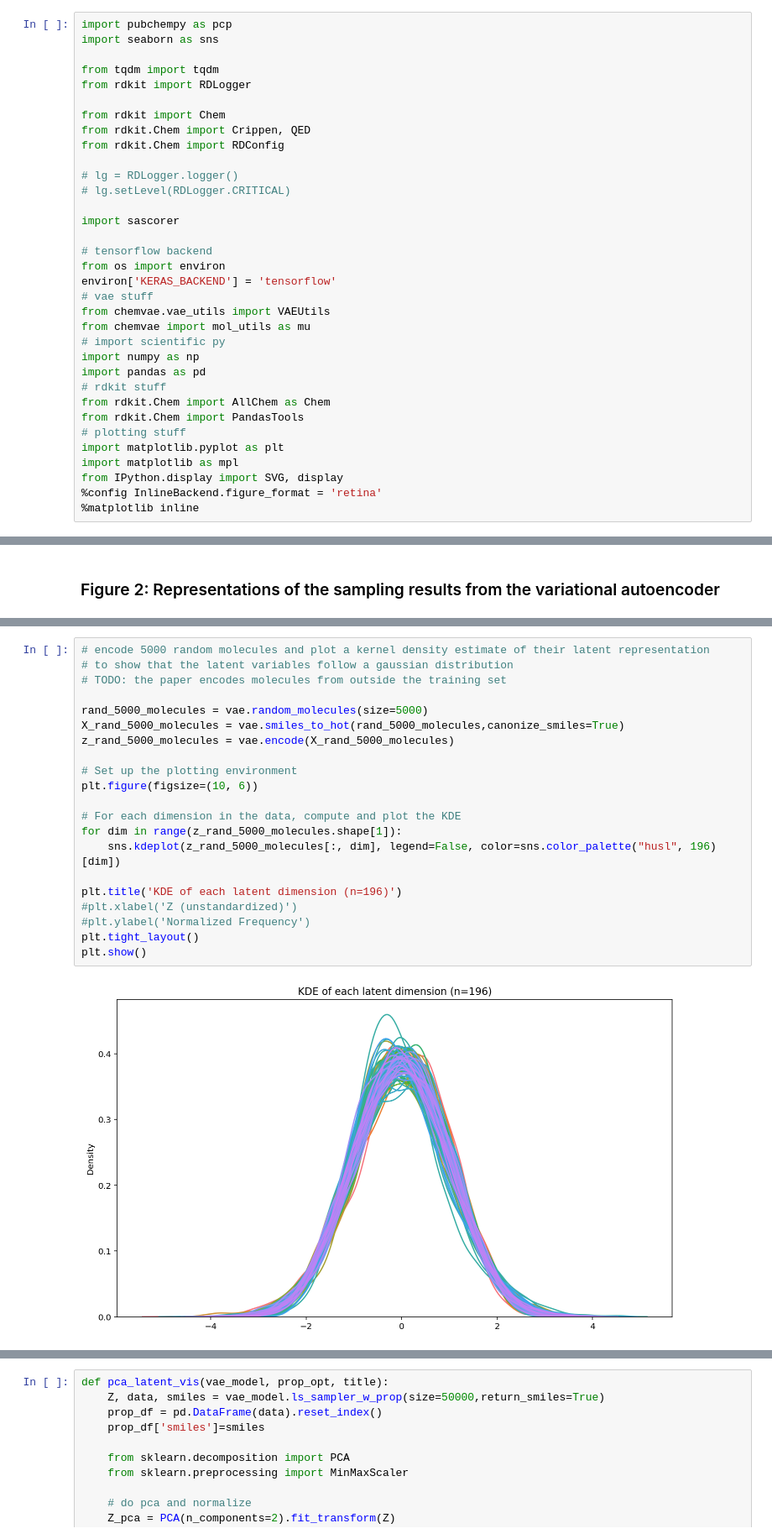
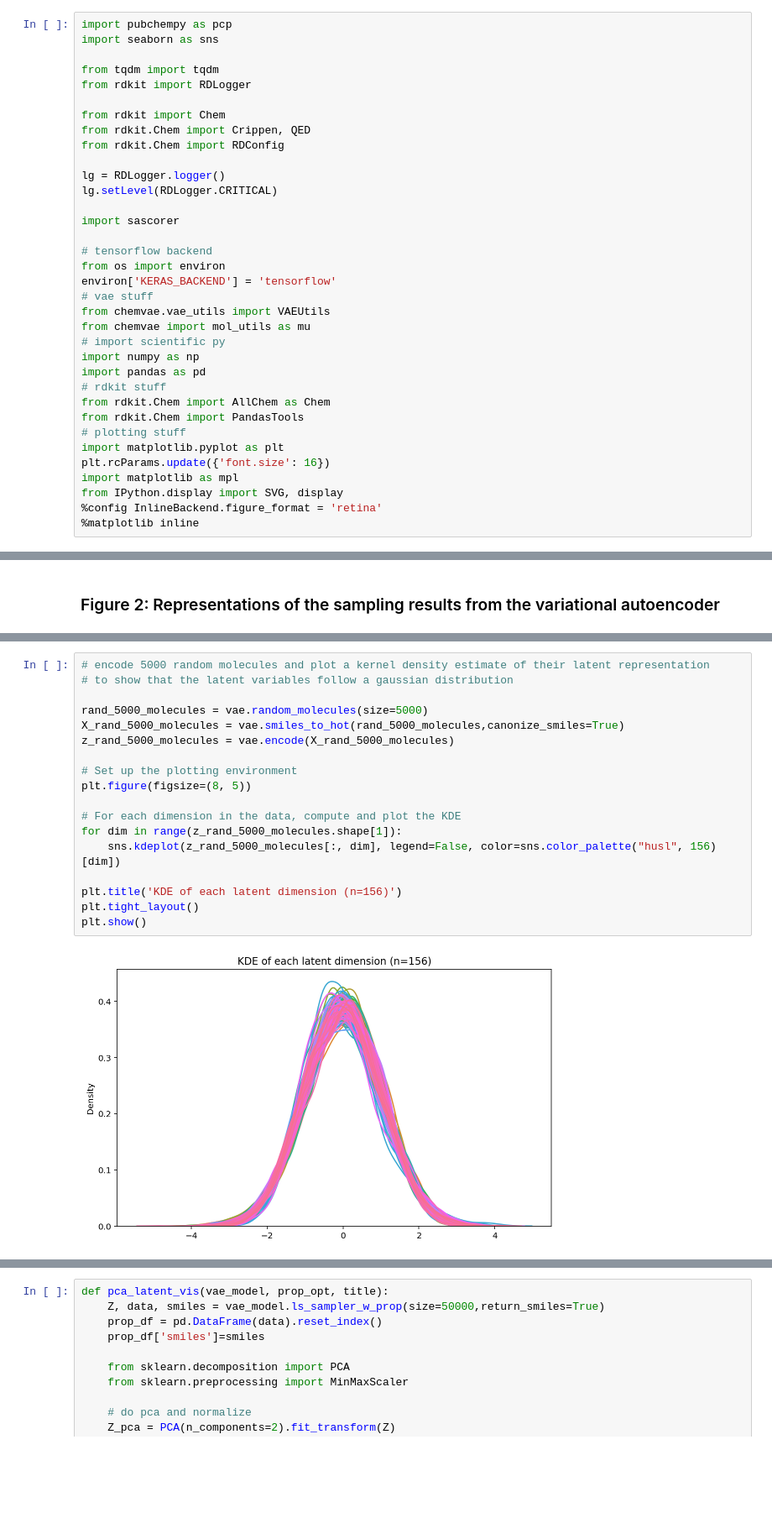
Before and after one commit to KnightTec/chemical_vae, a Jupyter notebook: notebooks/qm9_results.ipynb, the cells around one changed output, grey strips where cells are left out. Shown at 84% size. Saved outputs shown, nothing was run; the diff lists cells and outputs as text; blank space fills up the shorter version.

```diff
--- a/notebooks/qm9_results.ipynb
+++ b/notebooks/qm9_results.ipynb
@@ -11,8 +11,8 @@ from rdkit import Chem
 from rdkit.Chem import Crippen, QED
 from rdkit.Chem import RDConfig
 
-# lg = RDLogger.logger()
-# lg.setLevel(RDLogger.CRITICAL)
+lg = RDLogger.logger()
+lg.setLevel(RDLogger.CRITICAL)
 
 import sascorer
 
@@ -30,6 +30,7 @@ from rdkit.Chem import AllChem as Chem
 from rdkit.Chem import PandasTools
 # plotting stuff
 import matplotlib.pyplot as plt
+plt.rcParams.update({'font.size': 16})
 import matplotlib as mpl
 from IPython.display import SVG, display
 %config InlineBackend.figure_format = 'retina'
@@ -68,26 +113,23 @@ a) Kernel Density Estimation (KDE) of each latent dimension of the autoencoder,
 # %%
 # encode 5000 random molecules and plot a kernel density estimate of their latent representation
 # to show that the latent variables follow a gaussian distribution
-# TODO: the paper encodes molecules from outside the training set
 
 rand_5000_molecules = vae.random_molecules(size=5000)
 X_rand_5000_molecules = vae.smiles_to_hot(rand_5000_molecules,canonize_smiles=True)
 z_rand_5000_molecules = vae.encode(X_rand_5000_molecules)
 
 # Set up the plotting environment
-plt.figure(figsize=(10, 6))
+plt.figure(figsize=(8, 5))
 
 # For each dimension in the data, compute and plot the KDE
 for dim in range(z_rand_5000_molecules.shape[1]):
-    sns.kdeplot(z_rand_5000_molecules[:, dim], legend=False, color=sns.color_palette("husl", 196)[dim])
+    sns.kdeplot(z_rand_5000_molecules[:, dim], legend=False, color=sns.color_palette("husl", 156)[dim])
 
-plt.title('KDE of each latent dimension (n=196)')
-#plt.xlabel('Z (unstandardized)')
-#plt.ylabel('Normalized Frequency')
+plt.title('KDE of each latent dimension (n=156)')
 plt.tight_layout()
 plt.show()
 # %% [output]
-[figure, old version]
+[figure, new version]
 # %% [markdown]
 b) histogram of sampled
 molecules for a single point in the latent space; the distances of the molecules from the original query are shown by the lines corresponding to the right axis
```
Also changed, not shown: parts of 14 cells of this notebook, 2 other files.
